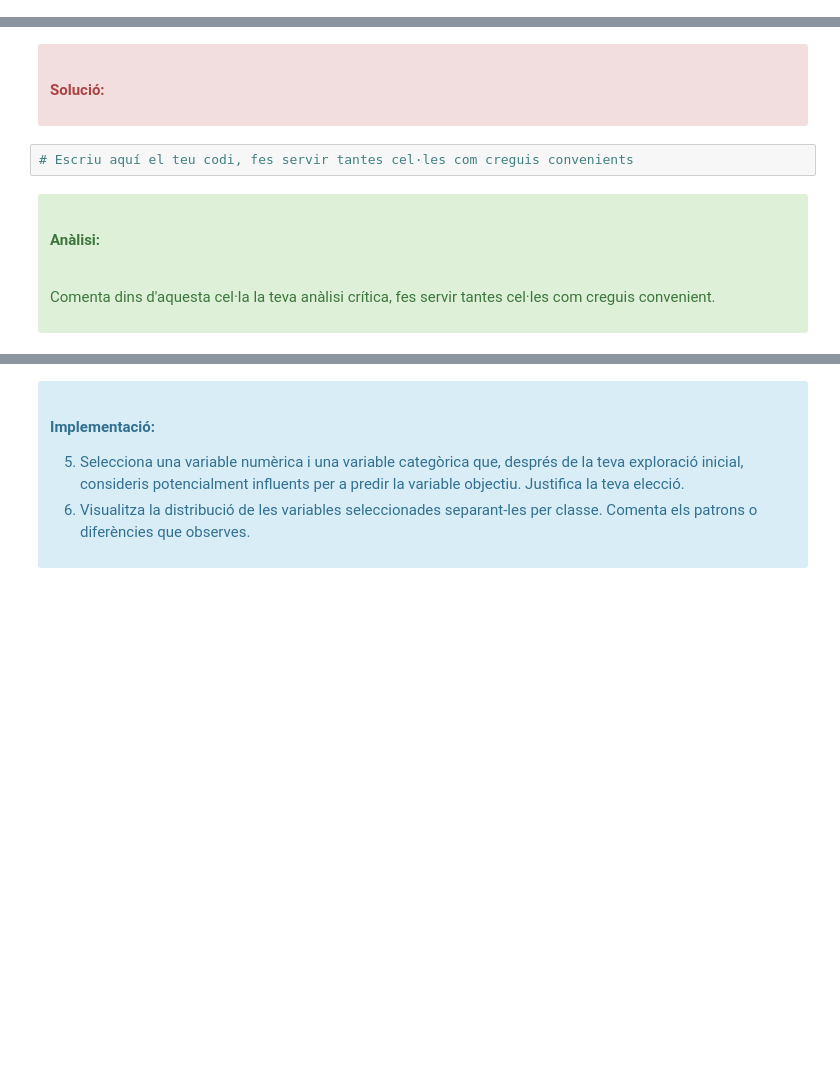
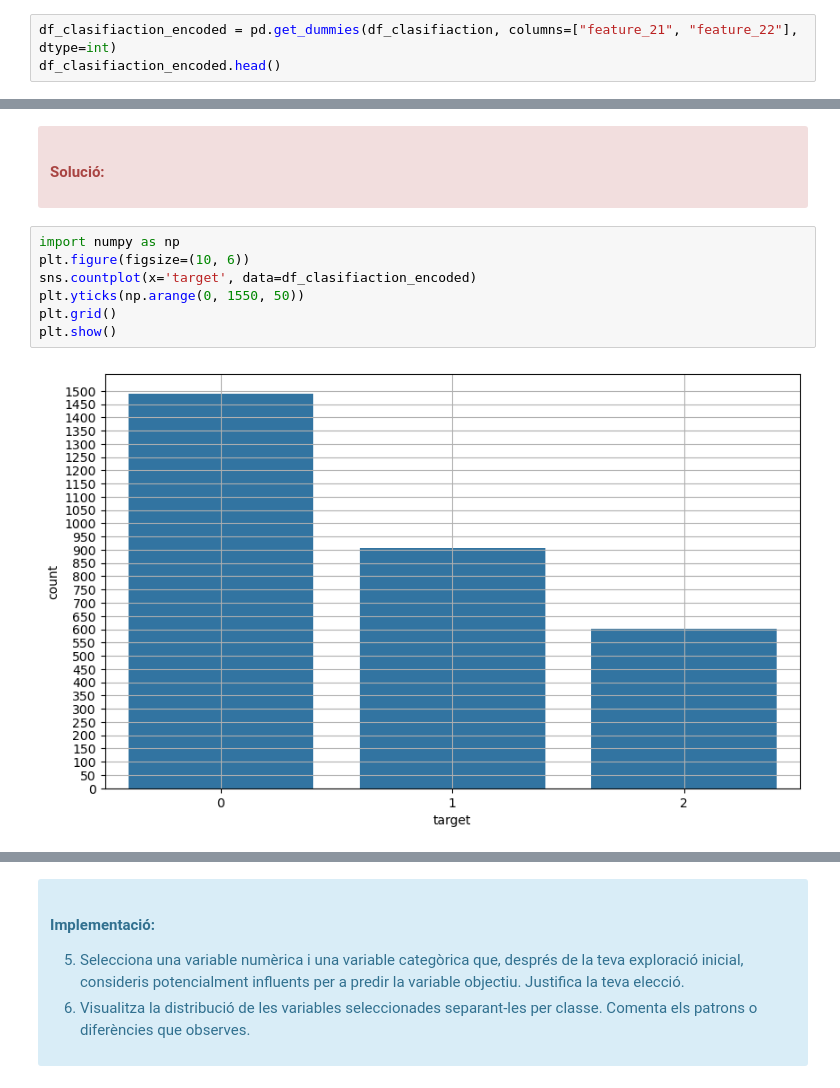
Before and after one commit to marc7666/PAC4-aprenentatge-automatic, a Jupyter notebook: M2_991_20242_PAC4_Enunciat.ipynb, the cells around one changed output, grey strips where cells are left out. Drawn from its saved outputs; the diff is of its cells as text; blank space fills up the shorter version.

```diff
--- a/M2_991_20242_PAC4_Enunciat.ipynb
+++ b/M2_991_20242_PAC4_Enunciat.ipynb
@@ -87,0 +239,3 @@ Comenta dins d'aquesta cel·la la teva anàlisi crítica, fes servir tantes cel
+# %%
+df_clasifiaction_encoded = pd.get_dummies(df_clasifiaction, columns=["feature_21", "feature_22"], dtype=int)
+df_clasifiaction_encoded.head()
@@ -95,12 +272,12 @@ Comenta dins d'aquesta cel·la la teva anàlisi crítica, fes servir tantes cel
 <div class="alert alert-block alert-danger">
 <h4>Solució:</h4>
 </div>
-# %%
-# Escriu aquí el teu codi, fes servir tantes cel·les com creguis convenients
-# %% [markdown]
-<div class="alert alert-block alert-success">
-<h4>Anàlisi:</h4>
-
-Comenta dins d'aquesta cel·la la teva anàlisi crítica, fes servir tantes cel·les com creguis convenient.
-
-</div>
+# %%
+import numpy as np
+plt.figure(figsize=(10, 6))
+sns.countplot(x='target', data=df_clasifiaction_encoded)
+plt.yticks(np.arange(0, 1550, 50))
+plt.grid()
+plt.show()
+# %% [output]
+[figure, added]
```
Also changed, not shown: parts of 30 cells of this notebook.
